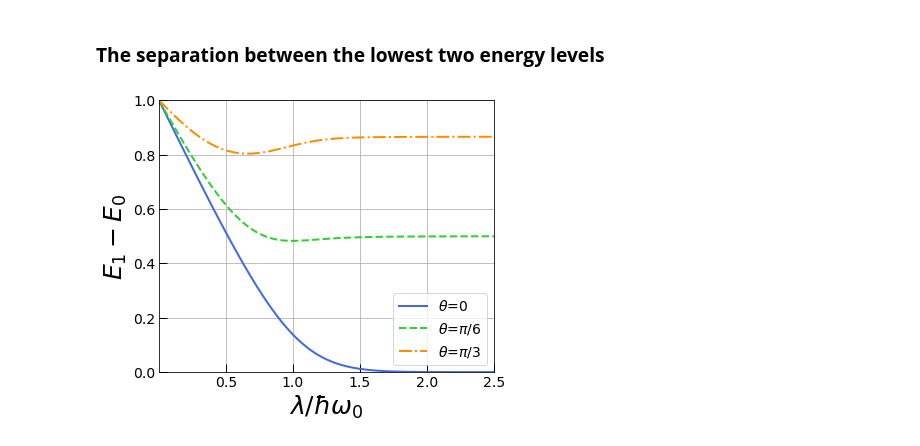
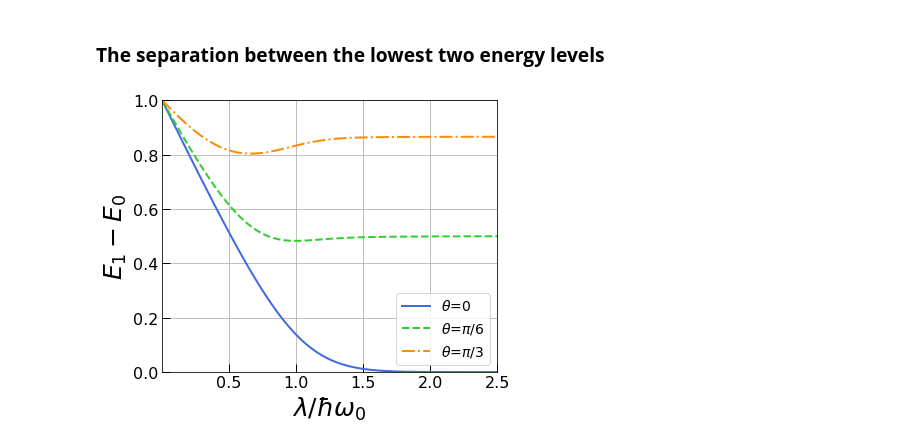
Before and after one commit to mukhamadazistholib/QubitOsc, a Jupyter notebook: fracEoEq_1.ipynb, the cells around one changed output. Cells and saved outputs as stored; diff of their text form; code cells hidden in the pictures.

```diff
--- a/fracEoEq_1.ipynb
+++ b/fracEoEq_1.ipynb
@@ -178,36 +178,39 @@ E1E0 = []
 for i in range(len(E1)):
     E1E0.append(E1[i]-E0[i])
 
 # Merubah input energi (variasi theta = pi/6)
 E1_2 = E_level2[1]
 E0_2 = E_level2[0]
 E1E0_2 = []
 for i in range(len(E1_2)):
     E1E0_2.append(E1_2[i]-E0_2[i])
 
 # Merubah input energi (variasi theta = pi/3)
 E1_3 = E_level3[1]
 E0_3 = E_level3[0]
 E1E0_3 = []
 for i in range(len(E1_3)):
     E1E0_3.append(E1_3[i]-E0_3[i])
 
 
 # Memplot nilai energi
 fig, axes = plt.subplots(1, 1, sharex=True, figsize=(6, 5))
 
+
 axes.plot(g_list/(2*np.pi), E1E0, 'royalblue', linewidth=2, label='$\\theta$=0')
 axes.plot(g_list/(2*np.pi), E1E0_2, 'limegreen', linewidth=2, linestyle='dashed', label='$\\theta$=$\pi$/6')
 axes.plot(g_list/(2*np.pi), E1E0_3, 'darkorange', linewidth=2, linestyle='-.', label='$\\theta$=$\pi$/3')
+
 axes.set(xlim=(0.001, 2.5), ylim=(0, 1))
 axes.set_ylabel(r"$E_1 - E_0$", fontsize=25)
 axes.set_xlabel(r"$\lambda / \hbar\omega_{0}$", fontsize=25)
+
 axes.grid()
 axes.legend(loc=4, fontsize=14)
-axes.tick_params(axis="x", direction="in", length=8, width=1, labelsize=14)
-axes.tick_params(axis="y", direction="in", length=8, width=1, labelsize=14)
+axes.tick_params(axis="x", direction="in", length=8, width=1, labelsize=16)
+axes.tick_params(axis="y", direction="in", length=8, width=1, labelsize=16)
 # %% [output]
-[figure, old version]
+[figure, new version]
 # %%
 # Membuat grafik Logaritma
 i1 = np.where(g_list==0.)     #menghilangkan data 0 yang tidak bisa dioperasikan logaritma
```
Also changed, not shown: parts of 2 cells of this notebook, 4 other files.
